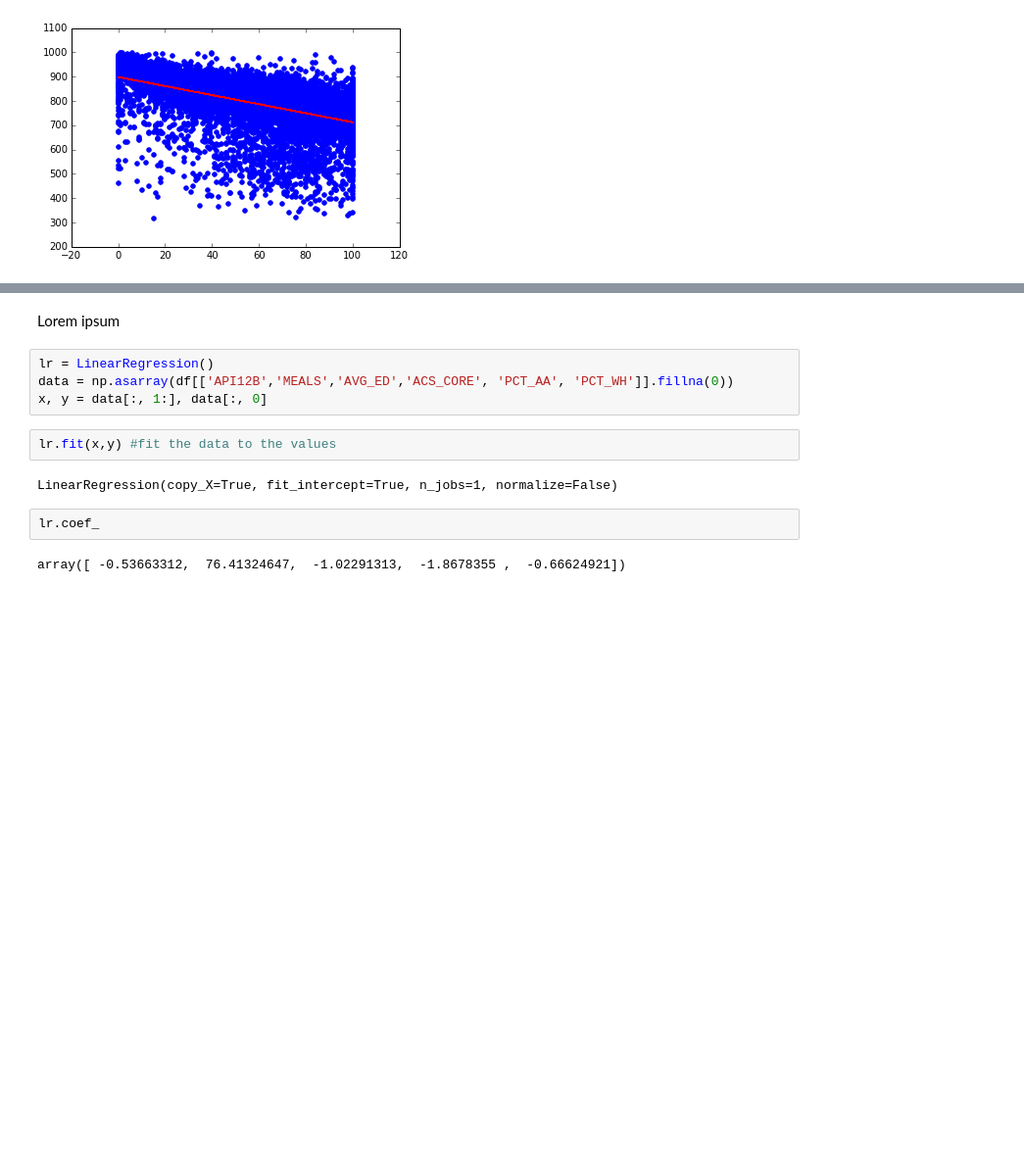
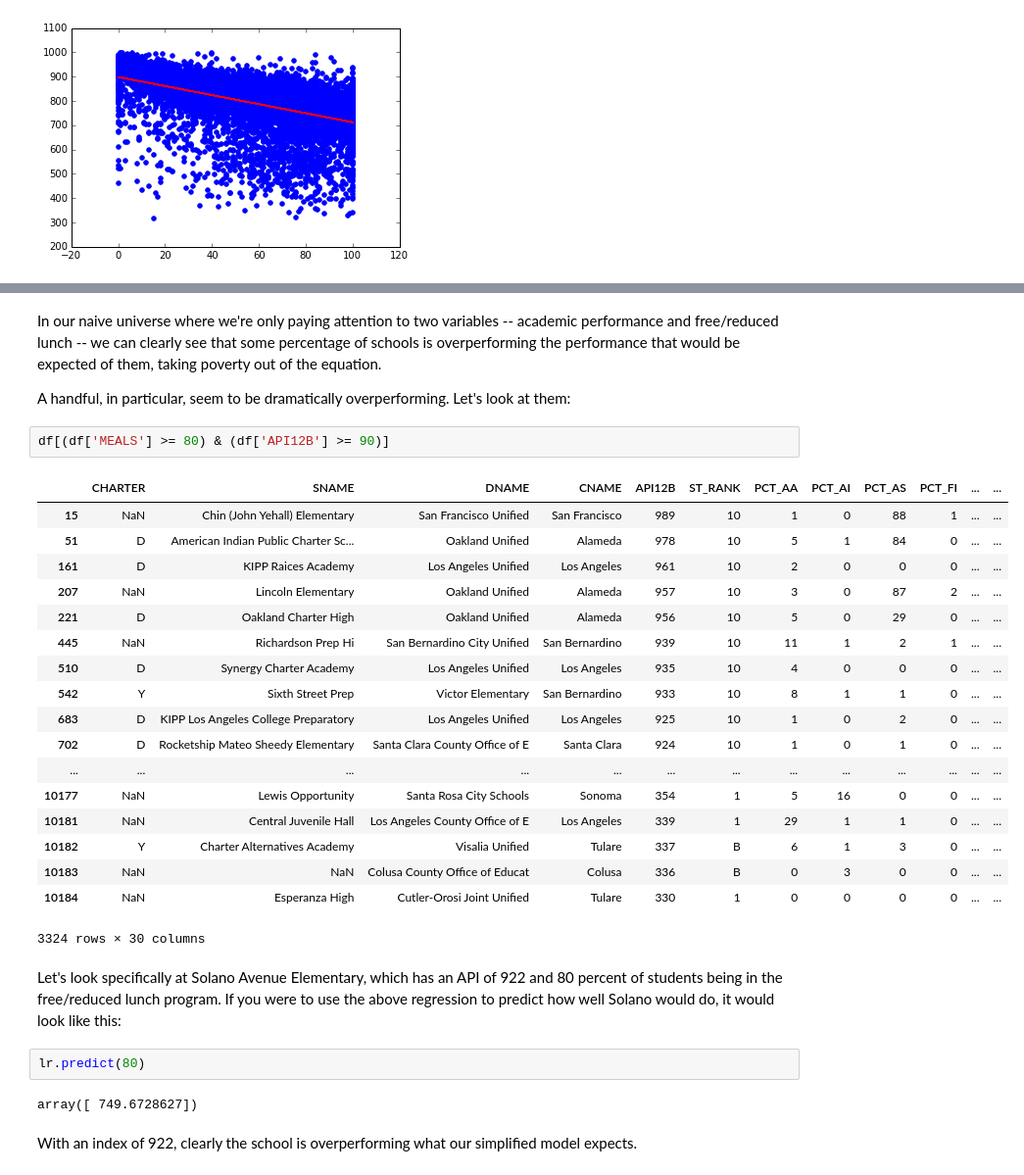
Before and after one commit to datapolitan/lede_algorithms, a Jupyter notebook: class3_1/regression_review.ipynb, the cells around one changed output, grey strips where cells are left out. Shown at 98% size. Saved outputs shown, nothing was run; the diff lists cells and outputs as text; blank space fills up the shorter version.

```diff
--- a/class3_1/regression_review.ipynb
+++ b/class3_1/regression_review.ipynb
@@ -96,14 +94,33 @@ plt.plot(x, lr.predict(x), color='red', linewidth=1)
-# %% [markdown]
-Lorem ipsum
-# %%
-lr = LinearRegression()
-data = np.asarray(df[['API12B','MEALS','AVG_ED','ACS_CORE', 'PCT_AA', 'PCT_WH']].fillna(0))
-x, y = data[:, 1:], data[:, 0]
-# %%
-lr.fit(x,y) #fit the data to the values
-# %% [output]
-LinearRegression(copy_X=True, fit_intercept=True, n_jobs=1, normalize=False)
-# %%
-lr.coef_
-# %% [output]
-array([ -0.53663312,  76.41324647,  -1.02291313,  -1.8678355 ,  -0.66624921])
+# %% [markdown]
+In our naive universe where we're only paying attention to two variables -- academic performance and free/reduced lunch -- we can clearly see that some percentage of schools is overperforming the performance that would be expected of them, taking poverty out of the equation.
+
+A handful, in particular, seem to be dramatically overperforming. Let's look at them:
+# %%
+df[(df['MEALS'] >= 80) & (df['API12B'] >= 90)]
+# %% [output]
+|  | CHARTER | SNAME | DNAME | CNAME | API12B | ST_RANK | PCT_AA | PCT_AI | PCT_AS | PCT_FI | ... | ... |
+| 15 | NaN | Chin (John Yehall) Elementary | San Francisco Unified | San Francisco | 989 | 10 | 1 | 0 | 88 | 1 | ... | ... |
+| 51 | D | American Indian Public Charter Sc... | Oakland Unified | Alameda | 978 | 10 | 5 | 1 | 84 | 0 | ... | ... |
+| 161 | D | KIPP Raices Academy | Los Angeles Unified | Los Angeles | 961 | 10 | 2 | 0 | 0 | 0 | ... | ... |
+| 207 | NaN | Lincoln Elementary | Oakland Unified | Alameda | 957 | 10 | 3 | 0 | 87 | 2 | ... | ... |
+| 221 | D | Oakland Charter High | Oakland Unified | Alameda | 956 | 10 | 5 | 0 | 29 | 0 | ... | ... |
+| 445 | NaN | Richardson Prep Hi | San Bernardino City Unified | San Bernardino | 939 | 10 | 11 | 1 | 2 | 1 | ... | ... |
+| 510 | D | Synergy Charter Academy | Los Angeles Unified | Los Angeles | 935 | 10 | 4 | 0 | 0 | 0 | ... | ... |
+| 542 | Y | Sixth Street Prep | Victor Elementary | San Bernardino | 933 | 10 | 8 | 1 | 1 | 0 | ... | ... |
+| 683 | D | KIPP Los Angeles College Preparatory | Los Angeles Unified | Los Angeles | 925 | 10 | 1 | 0 | 2 | 0 | ... | ... |
+| 702 | D | Rocketship Mateo Sheedy Elementary | Santa Clara County Office of E | Santa Clara | 924 | 10 | 1 | 0 | 1 | 0 | ... | ... |
+| ... | ... | ... | ... | ... | ... | ... | ... | ... | ... | ... | ... | ... |
+| 10177 | NaN | Lewis Opportunity | Santa Rosa City Schools | Sonoma | 354 | 1 | 5 | 16 | 0 | 0 | ... | ... |
+| 10181 | NaN | Central Juvenile Hall | Los Angeles County Office of E | Los Angeles | 339 | 1 | 29 | 1 | 1 | 0 | ... | ... |
+| 10182 | Y | Charter Alternatives Academy | Visalia Unified | Tulare | 337 | B | 6 | 1 | 3 | 0 | ... | ... |
+| 10183 | NaN | NaN | Colusa County Office of Educat | Colusa | 336 | B | 0 | 3 | 0 | 0 | ... | ... |
+| 10184 | NaN | Esperanza High | Cutler-Orosi Joint Unified | Tulare | 330 | 1 | 0 | 0 | 0 | 0 | ... | ... |
+3324 rows × 30 columns
+# %% [markdown]
+Let's look specifically at Solano Avenue Elementary, which has an API of 922 and 80 percent of students being in the free/reduced lunch program. If you were to use the above regression to predict how well Solano would do, it would look like this:
+# %%
+lr.predict(80)
+# %% [output]
+array([ 749.6728627])
+# %% [markdown]
+With an index of 922, clearly the school is overperforming what our simplified model expects.
```
Also changed, not shown: parts of 3 cells of this notebook, 1 other file.
